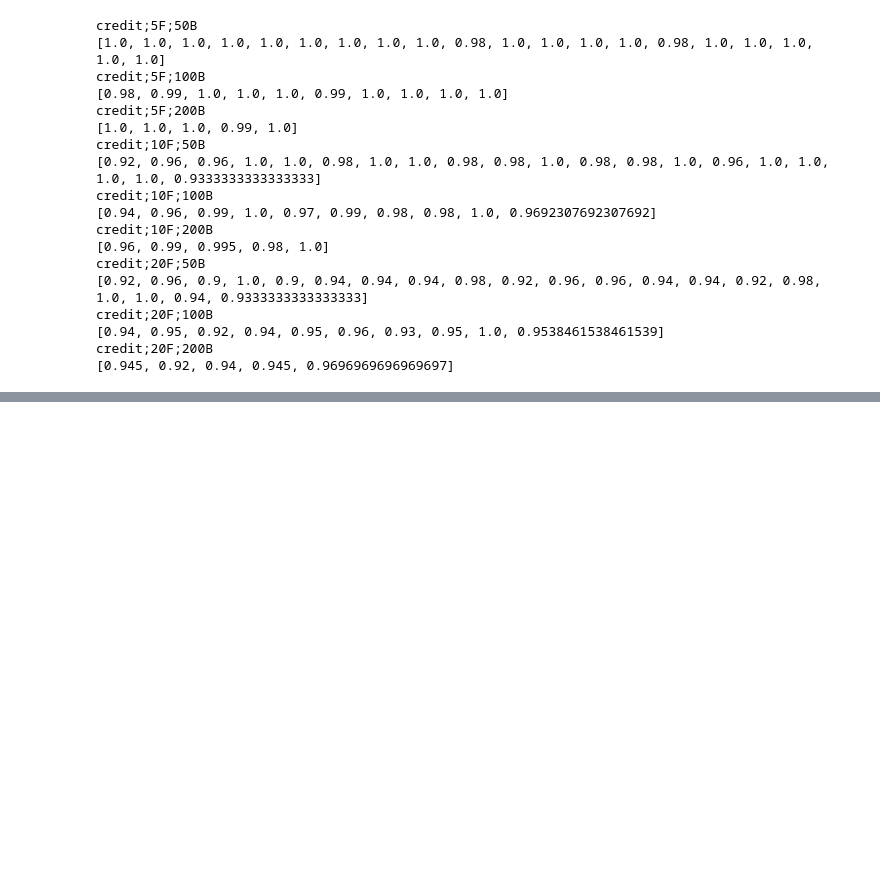
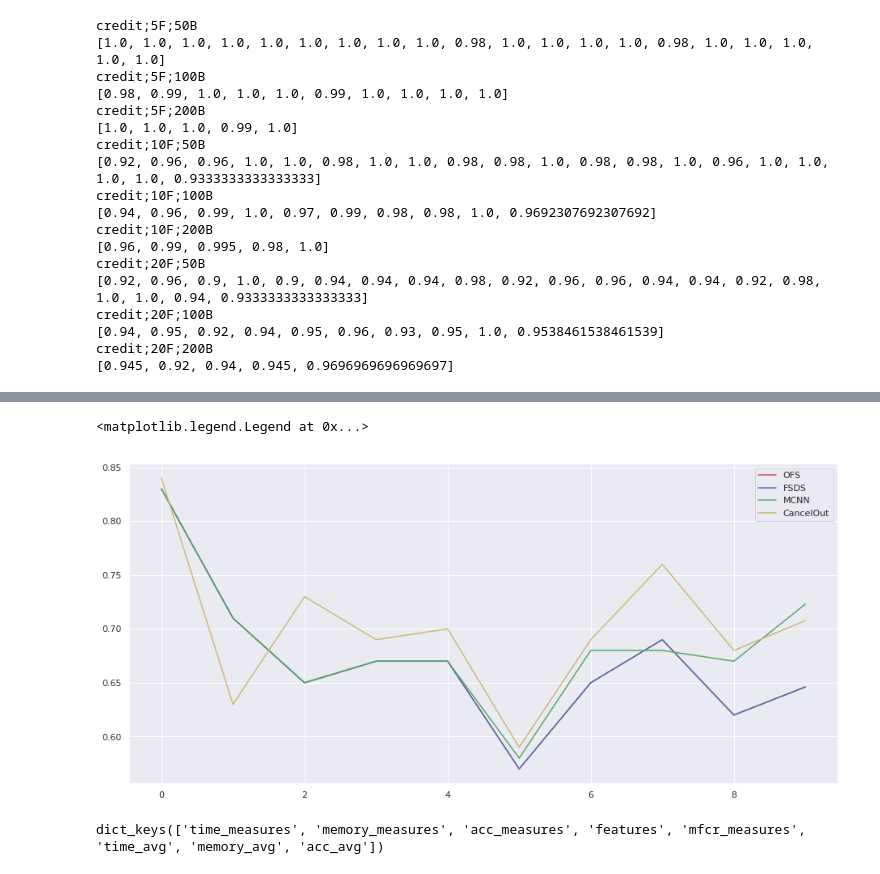
Before and after one commit to haugjo/pystreamfs, a Jupyter notebook: plots_for_paper.ipynb, the cells around one changed output, grey strips where cells are left out. Drawn from its saved outputs; the diff is of its cells as text; code cells hidden in the pictures; blank space fills up the shorter version.

```diff
--- a/plots_for_paper.ipynb
+++ b/plots_for_paper.ipynb
@@ -93,0 +108,13 @@ data_fsds['credit;5F;50B']['acc_measures']
+# %%
+plt.plot(data_ofs['credit;20F;100B']['acc_measures'], 'r', label='OFS')
+plt.plot(data_fsds['credit;20F;100B']['acc_measures'], 'b', label='FSDS')
+plt.plot(data_mcnn['credit;20F;100B']['acc_measures'], 'g', label='MCNN')
+plt.plot(data_cncl['credit;20F;100B']['acc_measures'], 'y', label='CancelOut')
+plt.legend(loc='best')
+# %% [output]
+<matplotlib.legend.Legend at 0x...>
+[figure, added]
+# %%
+time_avg.keys()
+# %% [output]
+dict_keys(['time_measures', 'memory_measures', 'acc_measures', 'features', 'mfcr_measures', 'time_avg', 'memory_avg', 'acc_avg'])
```
Also changed, not shown: parts of 11 cells of this notebook, 3 other files.
